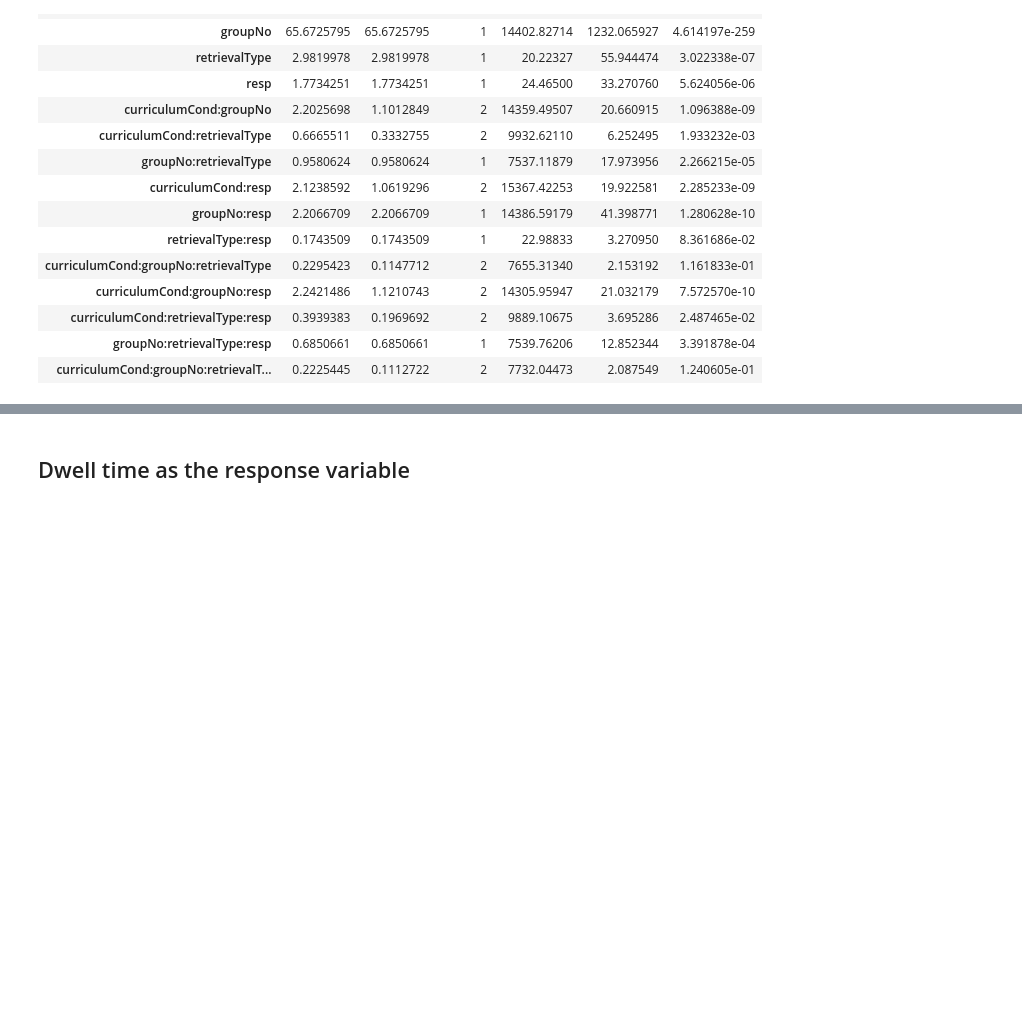
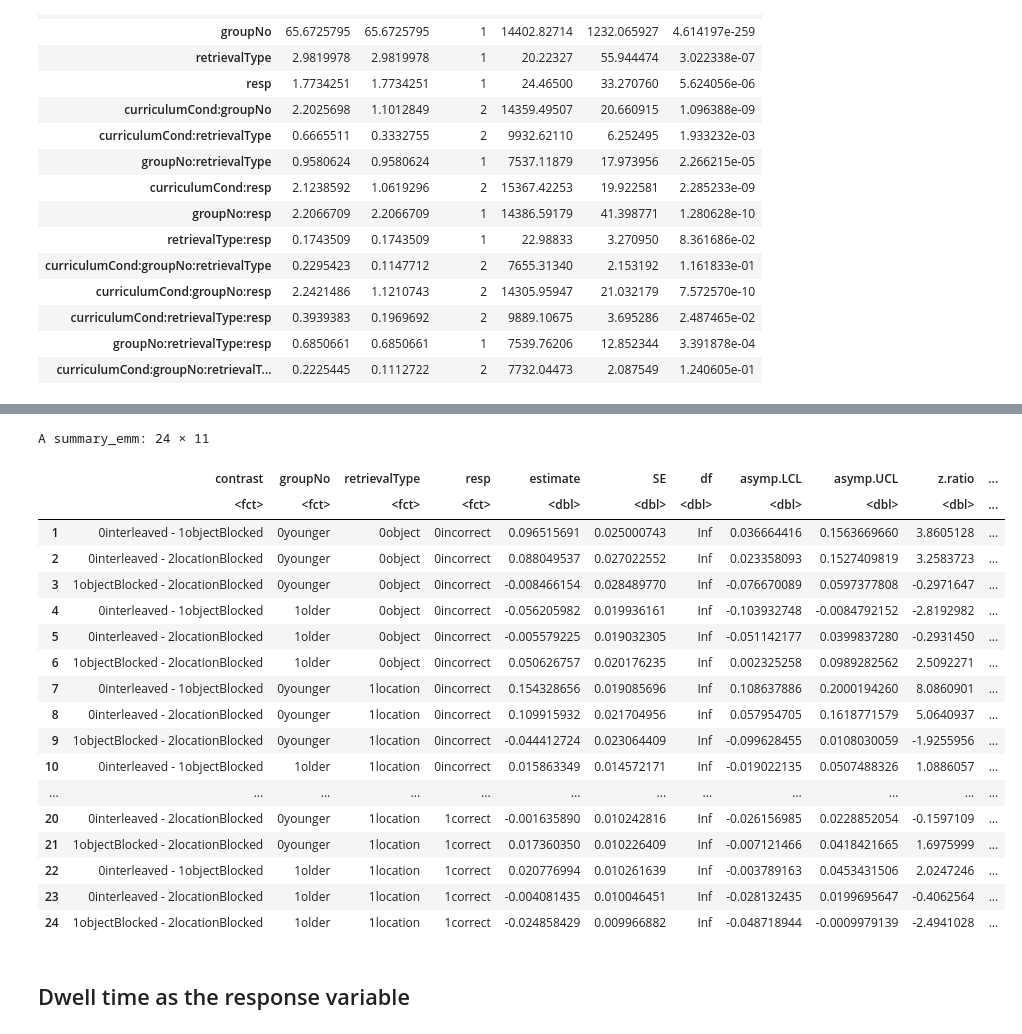
Before and after one commit to xiangjuan-ren1828/AgingStudy-Curriculum, a Jupyter notebook: Statistics/seqMem_curriculum_LMM.ipynb, the cells around one changed output, grey strips where cells are left out. Drawn from its saved outputs; the diff is of its cells as text; code cells hidden in the pictures; blank space fills up the shorter version.

```diff
--- a/Statistics/seqMem_curriculum_LMM.ipynb
+++ b/Statistics/seqMem_curriculum_LMM.ipynb
@@ -1924,0 +1873,7 @@ Degrees-of-freedom method: asymptotic
+# %%
+emm_curriculum <- emmeans(
+  trajModel,
+  ~ curriculumCond | groupNo * retrievalType * resp,
+  lmer.df = "satterthwaite"
+)
+emm_curriculum
@@ -1924,0 +1902,6 @@ Degrees-of-freedom method: asymptotic
+# %%
+emm_pairs <- pairs(
+  emm_curriculum,
+  adjust = "bonferroni"
+)
+emm_pairs
@@ -1925,3 +1926,25 @@ Degrees-of-freedom method: asymptotic
+# %%
+summary(emm_pairs, infer = c(TRUE, TRUE))
+# %% [output]
+A summary_emm: 24 × 11
+|  | contrast | groupNo | retrievalType | resp | estimate | SE | df | asymp.LCL | asymp.UCL | z.ratio | ... |
+|  | <fct> | <fct> | <fct> | <fct> | <dbl> | <dbl> | <dbl> | <dbl> | <dbl> | <dbl> | ... |
+| 1 | 0interleaved - 1objectBlocked | 0younger | 0object | 0incorrect | 0.096515691 | 0.025000743 | Inf | 0.036664416 | 0.1563669660 | 3.8605128 | ... |
+| 2 | 0interleaved - 2locationBlocked | 0younger | 0object | 0incorrect | 0.088049537 | 0.027022552 | Inf | 0.023358093 | 0.1527409819 | 3.2583723 | ... |
+| 3 | 1objectBlocked - 2locationBlocked | 0younger | 0object | 0incorrect | -0.008466154 | 0.028489770 | Inf | -0.076670089 | 0.0597377808 | -0.2971647 | ... |
+| 4 | 0interleaved - 1objectBlocked | 1older | 0object | 0incorrect | -0.056205982 | 0.019936161 | Inf | -0.103932748 | -0.0084792152 | -2.8192982 | ... |
+| 5 | 0interleaved - 2locationBlocked | 1older | 0object | 0incorrect | -0.005579225 | 0.019032305 | Inf | -0.051142177 | 0.0399837280 | -0.2931450 | ... |
+| 6 | 1objectBlocked - 2locationBlocked | 1older | 0object | 0incorrect | 0.050626757 | 0.020176235 | Inf | 0.002325258 | 0.0989282562 | 2.5092271 | ... |
+| 7 | 0interleaved - 1objectBlocked | 0younger | 1location | 0incorrect | 0.154328656 | 0.019085696 | Inf | 0.108637886 | 0.2000194260 | 8.0860901 | ... |
+| 8 | 0interleaved - 2locationBlocked | 0younger | 1location | 0incorrect | 0.109915932 | 0.021704956 | Inf | 0.057954705 | 0.1618771579 | 5.0640937 | ... |
+| 9 | 1objectBlocked - 2locationBlocked | 0younger | 1location | 0incorrect | -0.044412724 | 0.023064409 | Inf | -0.099628455 | 0.0108030059 | -1.9255956 | ... |
+| 10 | 0interleaved - 1objectBlocked | 1older | 1location | 0incorrect | 0.015863349 | 0.014572171 | Inf | -0.019022135 | 0.0507488326 | 1.0886057 | ... |
+| ... | ... | ... | ... | ... | ... | ... | ... | ... | ... | ... | ... |
+| 20 | 0interleaved - 2locationBlocked | 0younger | 1location | 1correct | -0.001635890 | 0.010242816 | Inf | -0.026156985 | 0.0228852054 | -0.1597109 | ... |
+| 21 | 1objectBlocked - 2locationBlocked | 0younger | 1location | 1correct | 0.017360350 | 0.010226409 | Inf | -0.007121466 | 0.0418421665 | 1.6975999 | ... |
+| 22 | 0interleaved - 1objectBlocked | 1older | 1location | 1correct | 0.020776994 | 0.010261639 | Inf | -0.003789163 | 0.0453431506 | 2.0247246 | ... |
+| 23 | 0interleaved - 2locationBlocked | 1older | 1location | 1correct | -0.004081435 | 0.010046451 | Inf | -0.028132435 | 0.0199695647 | -0.4062564 | ... |
+| 24 | 1objectBlocked - 2locationBlocked | 1older | 1location | 1correct | -0.024858429 | 0.009966882 | Inf | -0.048718944 | -0.0009979139 | -2.4941028 | ... |
 # %% [markdown]
 ## Dwell time as the response variable
 # %%
```
Also changed, not shown: parts of 17 cells of this notebook, 3 other files.
